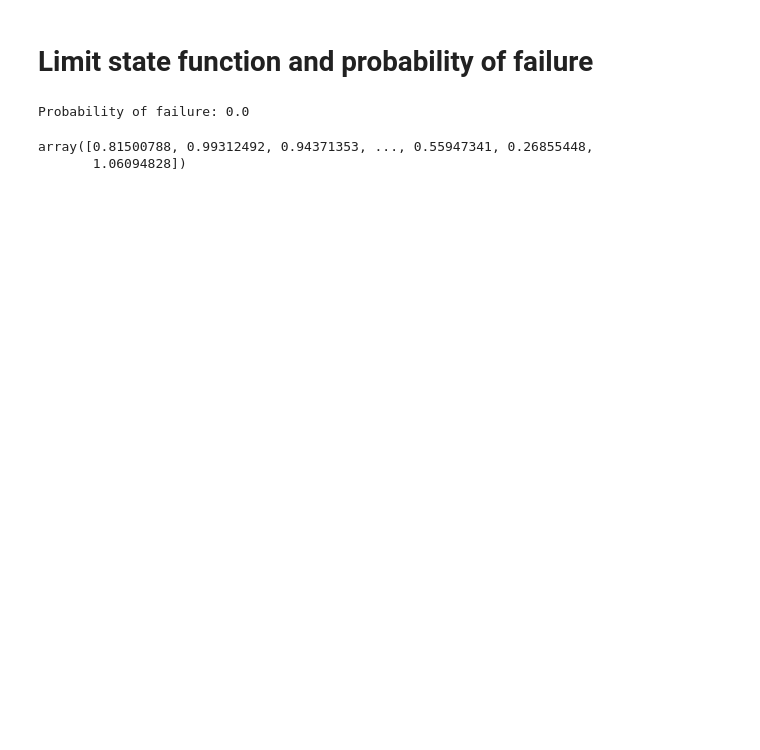
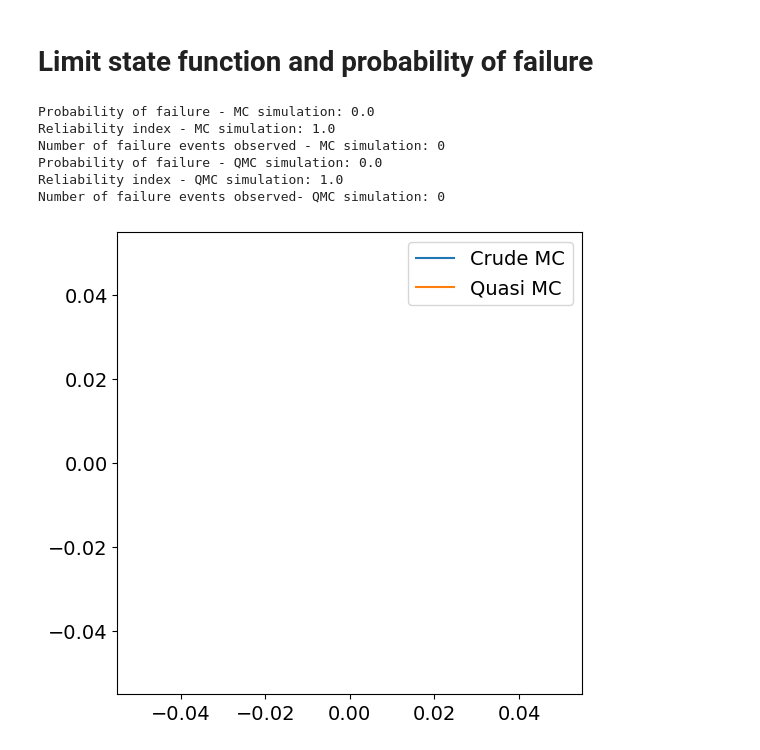
Before and after one commit to InbasatAQ/Reliability-of-a-wind-turbine-blade-against-fatigue-failure-in-the-root-section, a Jupyter notebook: PMWE.ipynb, the cells around one changed output. Drawn from its saved outputs; the diff is of its cells as text; code cells hidden in the pictures; blank space fills up the shorter version.

Commit message:
reliability

```diff
--- a/PMWE.ipynb
+++ b/PMWE.ipynb
@@ -546,14 +552,34 @@ plt.legend()
 # %% [markdown]
 # Limit state function and probability of failure
 # %%
+#limit state function
+g =lambda x, U, SigmaU, alpha : x[:,0] - 1/(N_samples*k)*np.sum((x[:,1].T*Mx_func(np.array([(x[:,2].T*U),SigmaU,alpha]).T).ravel())**m)
+#np.sum((x[:,1].T*Mx_func(np.array([(x[:,2].T*U_QMC),SigmaU_QMC,alpha_QMC]).T).ravel())**m)
+gQMC = g(Xin,U_QMC,SigmaU_QMC,alpha_QMC)
+gMC = g(Xin,U_SMC.ravel(),SigmaU_SMC.ravel(),alpha_SMC.ravel())
 
-#limit state function
-g =lambda x: x[:,0] - 1/(N_samples*k)*np.sum((x[:,1].T*Mx_func(np.array([(x[:,2].T*U_QMC),SigmaU_QMC,alpha_QMC]).T).ravel())**m)
+print('Probability of failure - MC simulation: ' + str(sum(gMC<=0)/N_samples))
+print('Reliability index - MC simulation: ' + str(1-sum(gMC<=0)/N_samples))
+print('Number of failure events observed - MC simulation: ' + str(sum(gMC <= 0)))
 
-gQMC = g(Xin)
-print("Probability of failure: " + str(sum(gQMC<=0)/N_samples))
-gQMC
+print("Probability of failure - QMC simulation: " + str(sum(gQMC<=0)/N_samples))
+print("Reliability index - QMC simulation: " + str(1-sum(gQMC<=0)/N_samples))
+print("Number of failure events observed- QMC simulation: " + str(sum(gQMC <= 0)))
+
+betaMChist = stats.norm.ppf(1 - np.cumsum(gMC<=0)/np.arange(1,len(gMC)+1))
+betaQMChist = stats.norm.ppf(1 - np.cumsum(gQMC<=0)/np.arange(1,len(gQMC)+1))
+
+
+fig1,axs1 = plt.subplots(1,1,figsize = (6,6))
+axs1.plot(betaMChist, label = 'Crude MC')
+axs1.plot(betaQMChist, label = 'Quasi MC')
+axs1.legend()
+plt.show()
 # %% [output]
-Probability of failure: 0.0
+Probability of failure - MC simulation: 0.0
+Reliability index - MC simulation: 1.0
+Number of failure events observed - MC simulation: 0
+Probability of failure - QMC simulation: 0.0
+Reliability index - QMC simulation: 1.0
+Number of failure events observed- QMC simulation: 0
-array([0.81500788, 0.99312492, 0.94371353, ..., 0.55947341, 0.26855448,
-       1.06094828])
+[figure, added]
```
Also changed, not shown: parts of 9 cells of this notebook.
